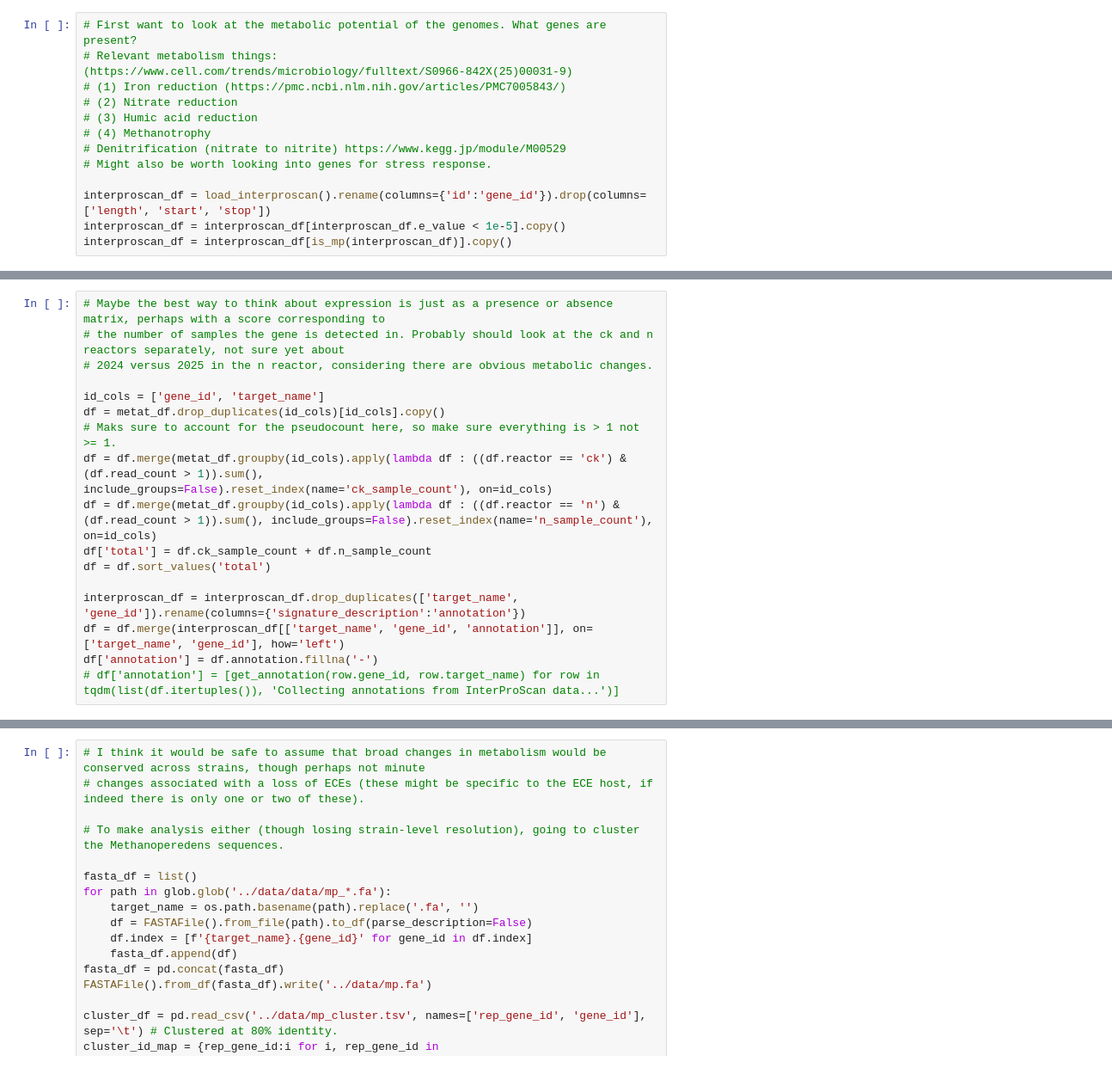
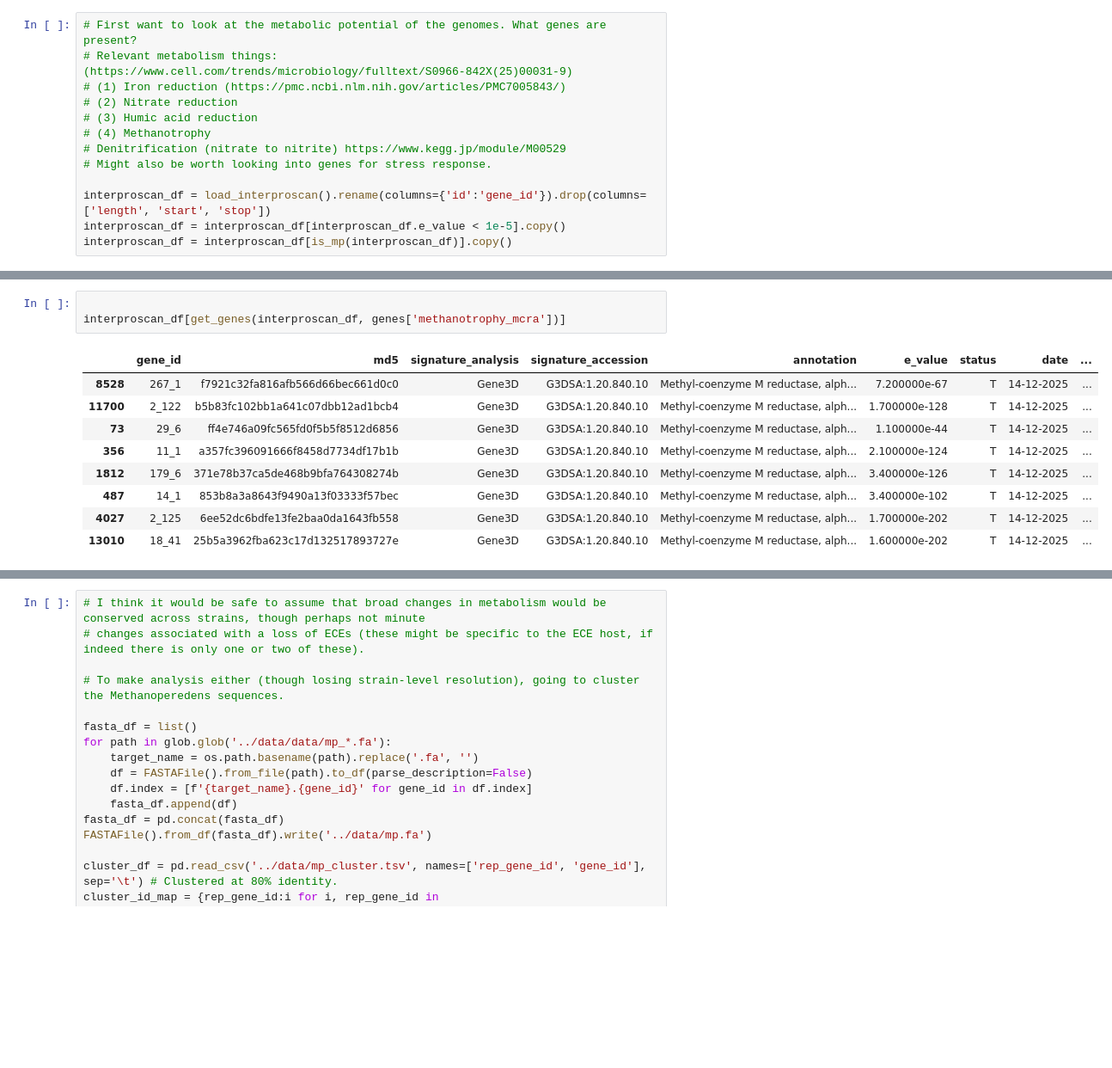
Before and after one commit to pipparichter/banfield, a Jupyter notebook: notebooks/sandbox-2.0.ipynb, the cells around one changed output, grey strips where cells are left out. Shown: that part at 86% size. Saved outputs shown, nothing was run; the diff lists cells and outputs as text; blank space fills up the shorter version.

```diff
--- a/notebooks/sandbox-2.0.ipynb
+++ b/notebooks/sandbox-2.0.ipynb
@@ -189,17 +194,13 @@ Total genes for mp_5: 3
 # %%
-# Maybe the best way to think about expression is just as a presence or absence matrix, perhaps with a score corresponding to
-# the number of samples the gene is detected in. Probably should look at the ck and n reactors separately, not sure yet about
-# 2024 versus 2025 in the n reactor, considering there are obvious metabolic changes.
 
-id_cols = ['gene_id', 'target_name']
-df = metat_df.drop_duplicates(id_cols)[id_cols].copy()
-# Maks sure to account for the pseudocount here, so make sure everything is > 1 not >= 1.
-df = df.merge(metat_df.groupby(id_cols).apply(lambda df : ((df.reactor == 'ck') & (df.read_count > 1)).sum(), include_groups=False).reset_index(name='ck_sample_count'), on=id_cols)
-df = df.merge(metat_df.groupby(id_cols).apply(lambda df : ((df.reactor == 'n') & (df.read_count > 1)).sum(), include_groups=False).reset_index(name='n_sample_count'), on=id_cols)
-df['total'] = df.ck_sample_count + df.n_sample_count
-df = df.sort_values('total')
-
-interproscan_df = interproscan_df.drop_duplicates(['target_name', 'gene_id']).rename(columns={'signature_description':'annotation'})
-df = df.merge(interproscan_df[['target_name', 'gene_id', 'annotation']], on=['target_name', 'gene_id'], how='left')
-df['annotation'] = df.annotation.fillna('-')
-# df['annotation'] = [get_annotation(row.gene_id, row.target_name) for row in tqdm(list(df.itertuples()), 'Collecting annotations from InterProScan data...')]
+interproscan_df[get_genes(interproscan_df, genes['methanotrophy_mcra'])]
+# %% [output]
+|  | gene_id | md5 | signature_analysis | signature_accession | annotation | e_value | status | date | ... |
+| 8528 | 267_1 | f7921c32fa816afb566d66bec661d0c0 | Gene3D | G3DSA:1.20.840.10 | Methyl-coenzyme M reductase, alph... | 7.200000e-67 | T | 14-12-2025 | ... |
+| 11700 | 2_122 | b5b83fc102bb1a641c07dbb12ad1bcb4 | Gene3D | G3DSA:1.20.840.10 | Methyl-coenzyme M reductase, alph... | 1.700000e-128 | T | 14-12-2025 | ... |
+| 73 | 29_6 | ff4e746a09fc565fd0f5b5f8512d6856 | Gene3D | G3DSA:1.20.840.10 | Methyl-coenzyme M reductase, alph... | 1.100000e-44 | T | 14-12-2025 | ... |
+| 356 | 11_1 | a357fc396091666f8458d7734df17b1b | Gene3D | G3DSA:1.20.840.10 | Methyl-coenzyme M reductase, alph... | 2.100000e-124 | T | 14-12-2025 | ... |
+| 1812 | 179_6 | 371e78b37ca5de468b9bfa764308274b | Gene3D | G3DSA:1.20.840.10 | Methyl-coenzyme M reductase, alph... | 3.400000e-126 | T | 14-12-2025 | ... |
+| 487 | 14_1 | 853b8a3a8643f9490a13f03333f57bec | Gene3D | G3DSA:1.20.840.10 | Methyl-coenzyme M reductase, alph... | 3.400000e-102 | T | 14-12-2025 | ... |
+| 4027 | 2_125 | 6ee52dc6bdfe13fe2baa0da1643fb558 | Gene3D | G3DSA:1.20.840.10 | Methyl-coenzyme M reductase, alph... | 1.700000e-202 | T | 14-12-2025 | ... |
+| 13010 | 18_41 | 25b5a3962fba623c17d132517893727e | Gene3D | G3DSA:1.20.840.10 | Methyl-coenzyme M reductase, alph... | 1.600000e-202 | T | 14-12-2025 | ... |
```
Also changed, not shown: parts of 9 cells of this notebook, 8 other files.
